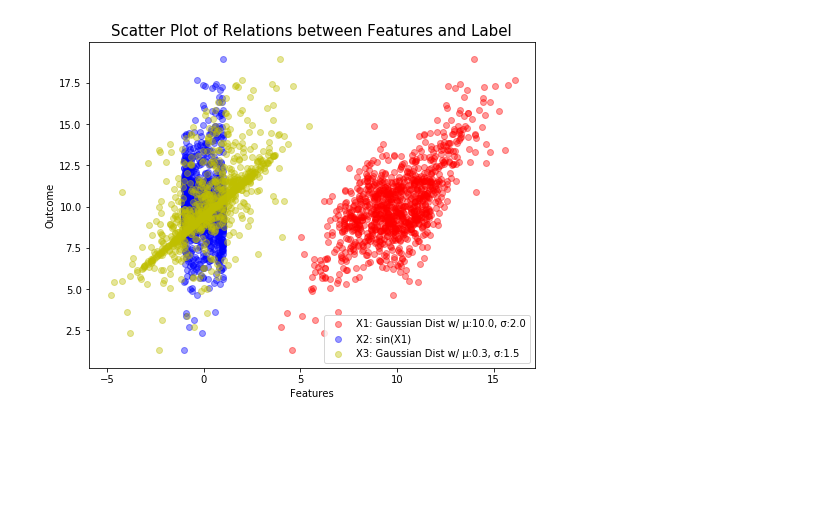
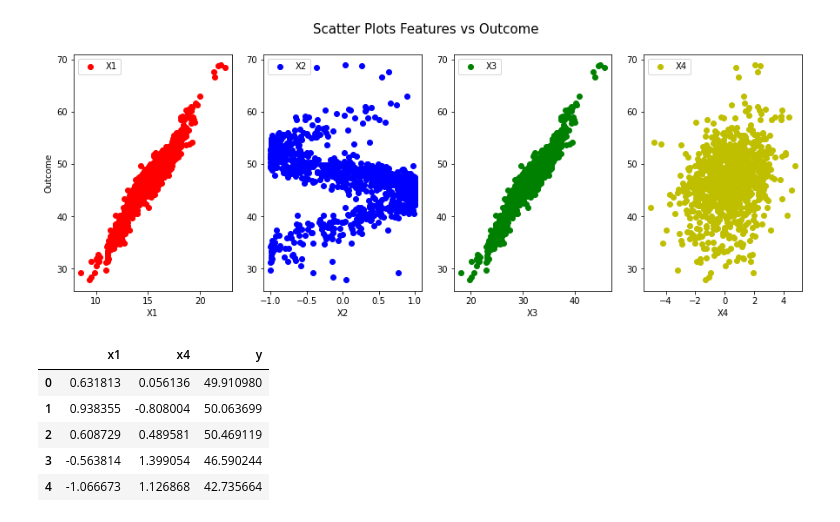
Before and after one commit to csngh/interpretable_ml_tests, a Jupyter notebook: synthetic_data_tests/partially_correlated_features_test.ipynb, the cells around one changed output. Cells and saved outputs as stored; diff of their text form; code cells hidden in the pictures; blank space fills up the shorter version.

```diff
--- a/synthetic_data_tests/partially_correlated_features_test.ipynb
+++ b/synthetic_data_tests/partially_correlated_features_test.ipynb
@@ -37,15 +102,16 @@ plt.show()
-# %%
-# Visualizing the relations between features and label
-plt.figure(figsize=(8, 6))
-plt.scatter(x1, y, c="r", alpha=0.4, label="X1: Gaussian Dist w/ μ:10.0, σ:2.0")
-plt.scatter(x2, y, c="b", alpha=0.4, label="X2: sin(X1)")
-plt.scatter(x3, y, c="y", alpha=0.4, label="X3: Gaussian Dist w/ μ:0.3, σ:1.5")
-plt.legend()
-plt.title("Scatter Plot of Relations between Features and Label", fontsize = 15)
-plt.xlabel("Features")
-plt.ylabel("Outcome")
-plt.show()
-# %% [output]
-[figure, removed]
+# %%
+# # Visualizing Scatter plot for Outliers
+fig, axis = plt.subplots(1, df.iloc[:, :-1].shape[1], figsize=(15,5))
+labels = ['x1', 'x2', 'x3', 'x4']
+c = ['r', 'b', 'g', 'y']
+features = [x1, x2, x3, x4]
+axis[0].set_ylabel("Outcome")
+fig.suptitle('Scatter Plots Features vs Outcome', fontsize = 15)
+for i in range(len(labels)):
+    axis[i].set_xlabel(labels[i].upper())
+    axis[i].scatter(features[i], y, label=labels[i].upper(), c=c[i])
+    axis[i].legend()
+# %% [output]
+[figure, added]
 # %%
 # Cleaning up
@@ -56,6 +124,15 @@ scaled_df
 
 X = scaled_df.iloc[:, :-1]
 y = scaled_df.iloc[:, -1]
+# %%
+scaled_df.head()
+# %% [output]
+|  | x1 | x4 | y |
+| 0 | 0.631813 | 0.056136 | 49.910980 |
+| 1 | 0.938355 | -0.808004 | 50.063699 |
+| 2 | 0.608729 | 0.489581 | 50.469119 |
+| 3 | -0.563814 | 1.399054 | 46.590244 |
+| 4 | -1.066673 | 1.126868 | 42.735664 |
 # %%
 # Building Model
 est = RandomForestRegressor()
```
Also changed, not shown: parts of 11 cells of this notebook, 5 other files.
